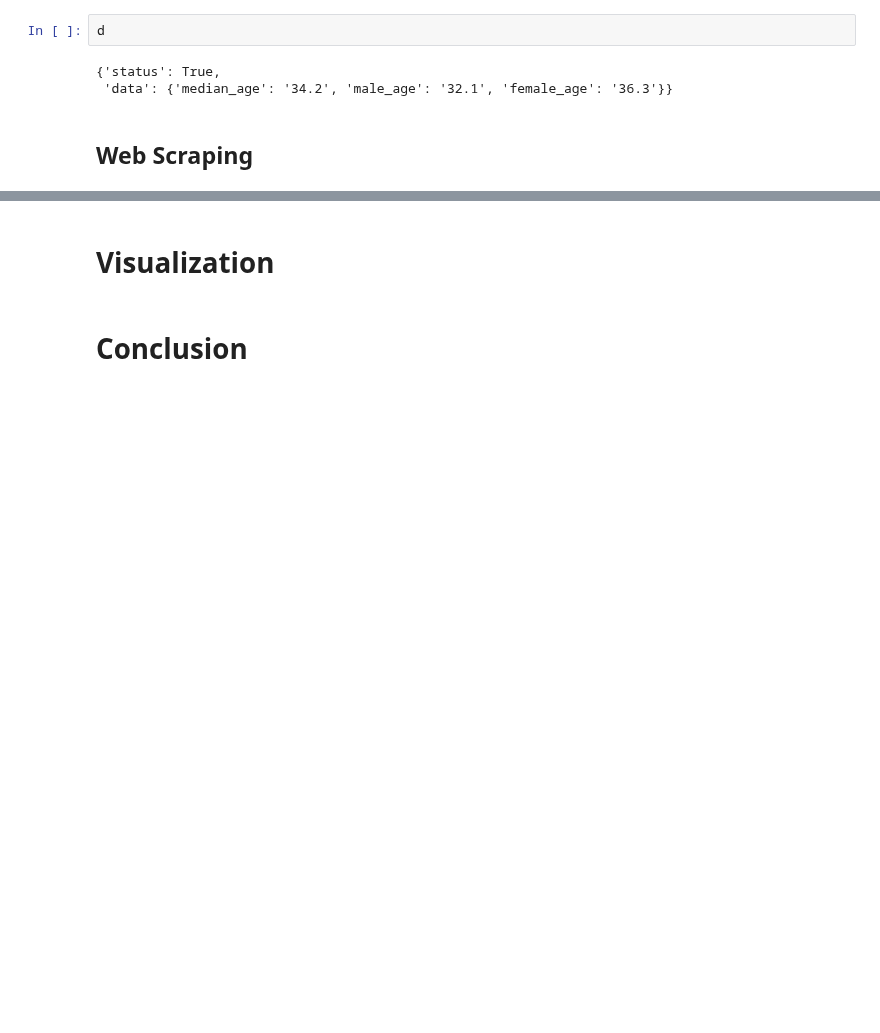
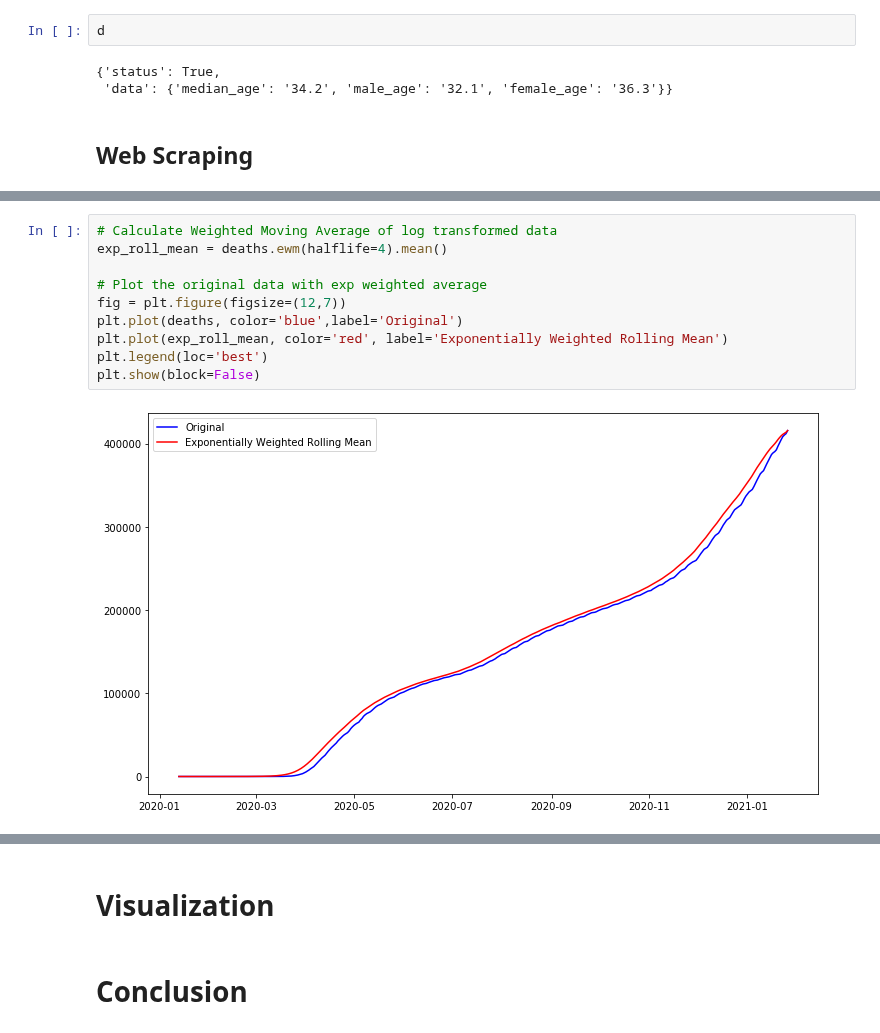
Before and after one commit to ghcn345/Coronavirus-Prediction, a Jupyter notebook: project_coronavirus.ipynb, the cells around one changed output, grey strips where cells are left out. Saved outputs shown, nothing was run; the diff lists cells and outputs as text; blank space fills up the shorter version.

```diff
--- a/project_coronavirus.ipynb
+++ b/project_coronavirus.ipynb
@@ -333,0 +391,12 @@ d
+# %%
+# Calculate Weighted Moving Average of log transformed data
+exp_roll_mean = deaths.ewm(halflife=4).mean()
+
+# Plot the original data with exp weighted average
+fig = plt.figure(figsize=(12,7))
+plt.plot(deaths, color='blue',label='Original')
+plt.plot(exp_roll_mean, color='red', label='Exponentially Weighted Rolling Mean')
+plt.legend(loc='best')
+plt.show(block=False)
+# %% [output]
+[figure, added]
```
Also changed, not shown: parts of 45 cells of this notebook, 1 other file.
